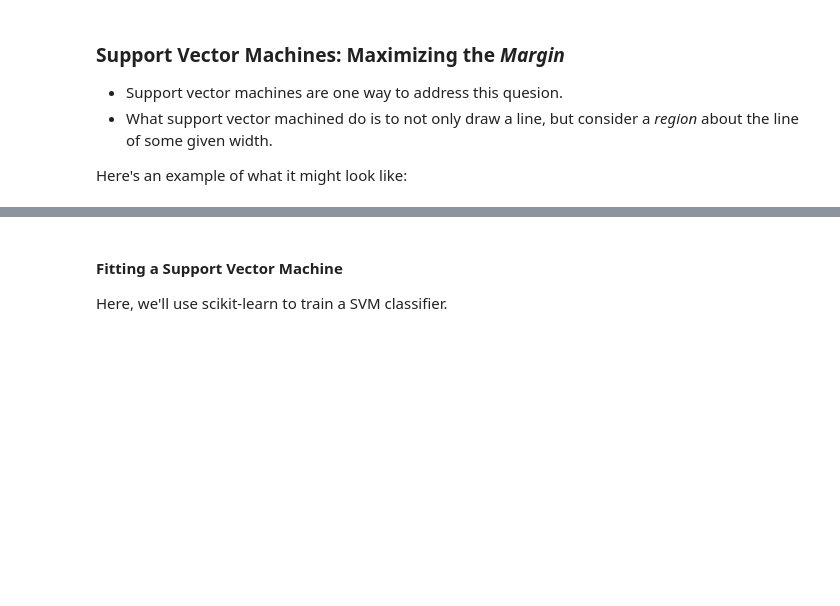
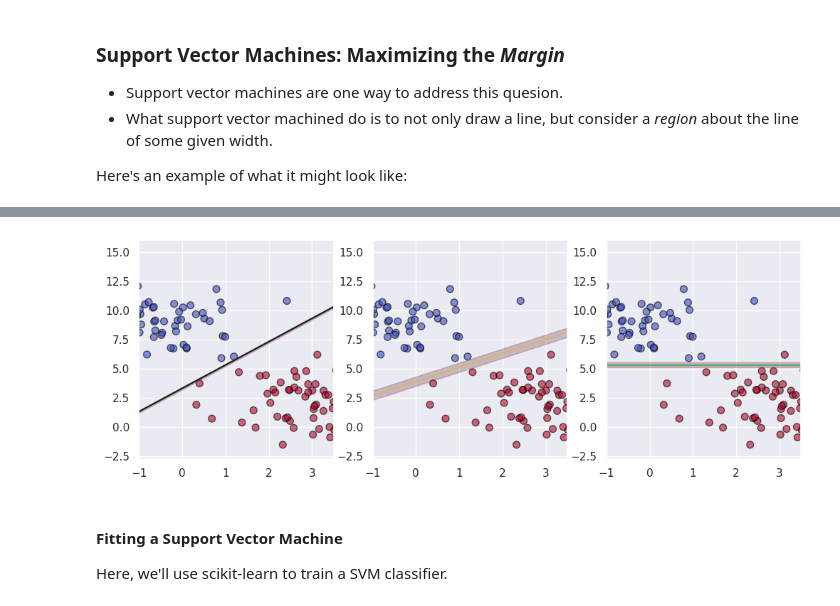
Before and after one commit to MORTAZAD66/ML_Practice, a Jupyter notebook: SVM/7-SVM_Demo.ipynb, the cells around one changed output, grey strips where cells are left out. Saved outputs shown, nothing was run; the diff lists cells and outputs as text; code cells hidden in the pictures; blank space fills up the shorter version.

```diff
--- a/SVM/7-SVM_Demo.ipynb
+++ b/SVM/7-SVM_Demo.ipynb
@@ -73,11 +64,11 @@ plt.show()
 
 Here's an example of what it might look like:
 # %%
-plt.figure(figsize=(8, 3))
+plt.figure(figsize=(12, 4))
 
 # draw separators and margins
 x_values = np.linspace(-1, 3.5)
-for i, (w, b, m) in enumerate([(1, 0.65, 0.33), (0.5, 1.6, 0.55), (-0.2, 2.9, 0.2)]):
+for i, (w, b, c, m) in enumerate([(2, 3.3, 'k', 0.11), (1.2, 3.9, 'y', 0.40), (0.0, 5.30, 'g', 0.2)]):
     plt.subplot(1, 3, i + 1)
 
     # draw data
@@ -85,7 +76,7 @@ for i, (w, b, m) in enumerate([(1, 0.65, 0.33), (0.5, 1.6, 0.55), (-0.2, 2.9, 0.
     y_values = w * x_values + b
 
     # draw separator and margin
-    plt.plot(x_values, y_values, '-k')
+    plt.plot(x_values, y_values, c)
     plt.fill_between(x_values, y_values - m, y_values + m, edgecolor='none', color='#7D3C4A', alpha=0.3)
     plt.xlim(-1, 3.5)
 
@@ -96,3 +85,4 @@ plt.show()
+[figure, added]
 # %% [markdown]
 #### Fitting a Support Vector Machine
 
```
Also changed, not shown: parts of 17 cells of this notebook, 1 other file.
